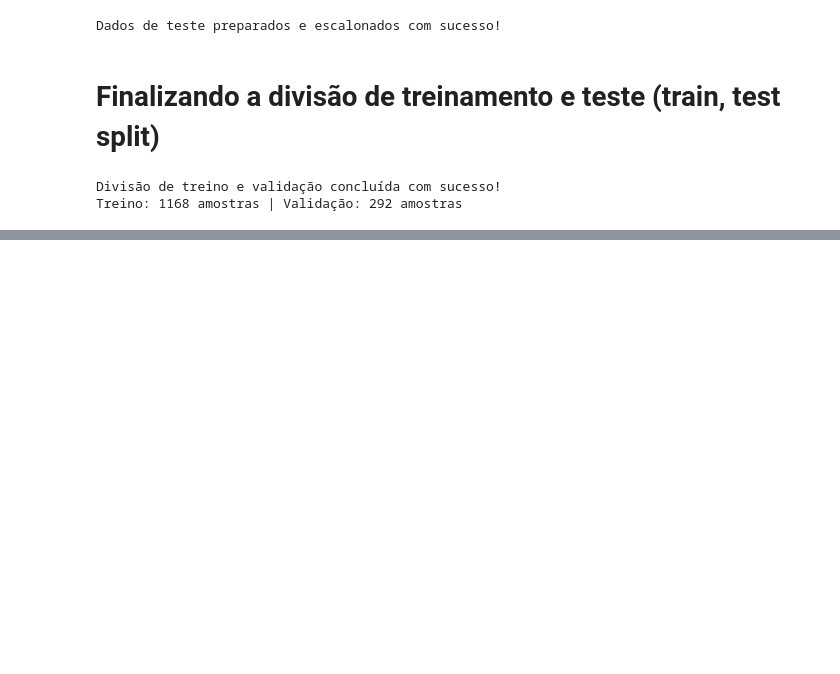
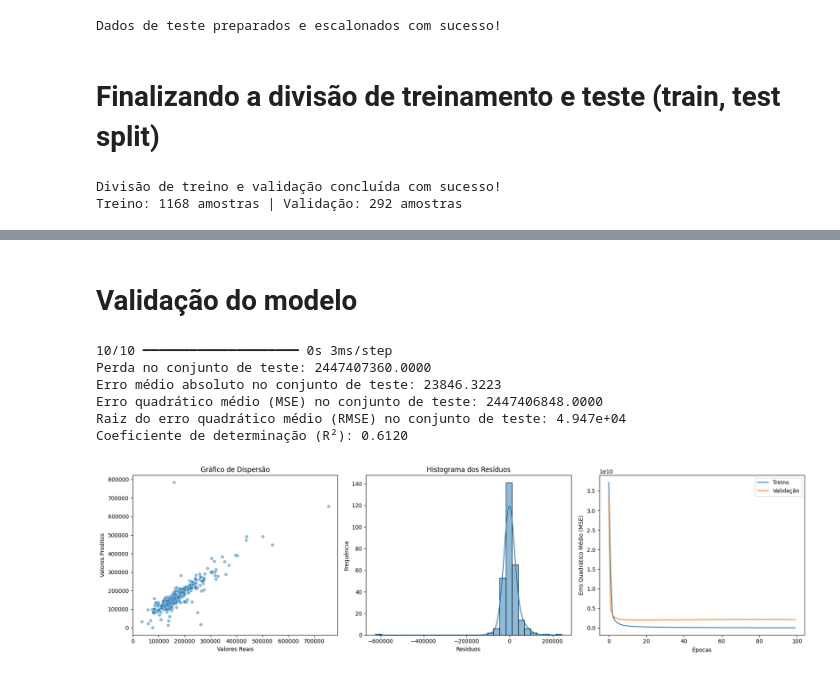
Before and after one commit to weltondionisio/USP_Redes_Neurais_Artificiais, a Jupyter notebook: Redes_Neurais_Aula_01.ipynb, the cells around one changed output, grey strips where cells are left out. Drawn from its saved outputs; the diff is of its cells as text; code cells hidden in the pictures; blank space fills up the shorter version.

```diff
--- a/Redes_Neurais_Aula_01.ipynb
+++ b/Redes_Neurais_Aula_01.ipynb
@@ -772,0 +812,58 @@ Treino: 1168 amostras | Validação: 292 amostras
+# %% [markdown]
+# Validação do modelo
+# %%
+# Avaliação do desempenho do modelo no conjunto de teste
+loss, mae = model.evaluate(x_test, y_test, verbose=0)
+y_pred = model.predict(x_test)
+
+#métricas extras de avaliação
+mse = mean_squared_error(y_test, y_pred)
+rmse = np.sqrt(mse)
+r2 = r2_score(y_test, y_pred)
+
+print(f"Perda no conjunto de teste: {loss:.4f}")
+print(f"Erro médio absoluto no conjunto de teste: {mae:.4f}")
+print(f"Erro quadrático médio (MSE) no conjunto de teste: {mse:.4f}")
+print(f"Raiz do erro quadrático médio (RMSE) no conjunto de teste: {rmse:.4}")
+print(f"Coeficiente de determinação (R²): {r2:.4f}")
+# %% [output]
+10/10 ━━━━━━━━━━━━━━━━━━━━ 0s 3ms/step
+Perda no conjunto de teste: 2447407360.0000
+Erro médio absoluto no conjunto de teste: 23846.3223
+Erro quadrático médio (MSE) no conjunto de teste: 2447406848.0000
+Raiz do erro quadrático médio (RMSE) no conjunto de teste: 4.947e+04
+Coeficiente de determinação (R²): 0.6120
+# %%
+# Comparação entre valores reais e preditos dos preços dos imóveis
+plt.figure(figsize=(18, 5))
+
+# Achatar y_pred para 1 dimensão para evitar erro no Seaborn/Pandas
+y_pred_flat = y_pred.flatten()
+
+# Gráfico de dispersão
+plt.subplot(1, 3, 1)
+sns.scatterplot(x=y_test, y=y_pred_flat, alpha=0.5)
+plt.xlabel('Valores Reais')
+plt.ylabel('Valores Preditos')
+plt.title('Gráfico de Dispersão')
+
+# Resíduos
+plt.subplot(1, 3, 2)
+residuals = y_test - y_pred_flat
+sns.histplot(residuals, kde=True, bins=30)
+plt.xlabel('Resíduos')
+plt.ylabel('Frequência')
+plt.title('Histograma dos Resíduos')
+
+# Curva de perda / Função de perda
+plt.subplot(1, 3, 3)
+plt.plot(history.history['loss'], label='Treino')
+plt.plot(history.history['val_loss'], label='Validação')
+plt.xlabel('Épocas')
+plt.ylabel('Erro Quadrático Médio (MSE)')
+plt.legend()
+
+plt.tight_layout()
+plt.show()
+# %% [output]
+[figure, added]
```
Also changed, not shown: parts of 3 cells of this notebook.
